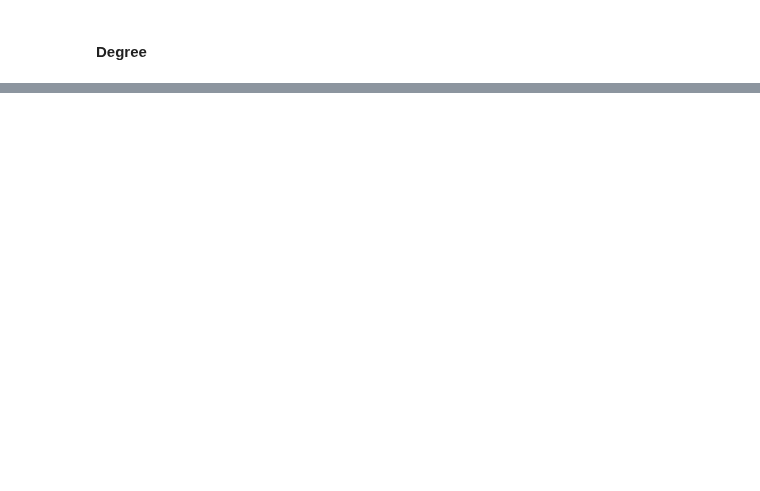
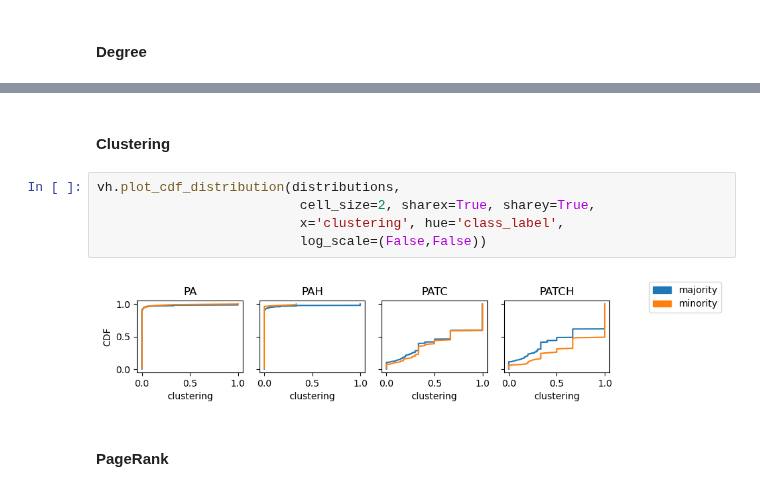
Before and after one commit to CSHVienna/NetworkInequalities, a Jupyter notebook: examples/notebooks/undigraph.ipynb, the cells around one changed output, grey strips where cells are left out. Drawn from its saved outputs; the diff is of its cells as text; blank space fills up the shorter version.

```diff
--- a/examples/notebooks/undigraph.ipynb
+++ b/examples/notebooks/undigraph.ipynb
@@ -144,0 +177,11 @@ vh.plot_distributions(degree_distributions, cell_size=2.5, sharex=True, sharey=T
+# %% [markdown]
+#### Clustering
+# %%
+vh.plot_cdf_distribution(distributions,
+                          cell_size=2, sharex=True, sharey=True,
+                          x='clustering', hue='class_label',
+                          log_scale=(False,False))
+# %% [output]
+[figure, added]
+# %% [markdown]
+#### PageRank
```
Also changed, not shown: parts of 15 cells of this notebook, 30 other files.
